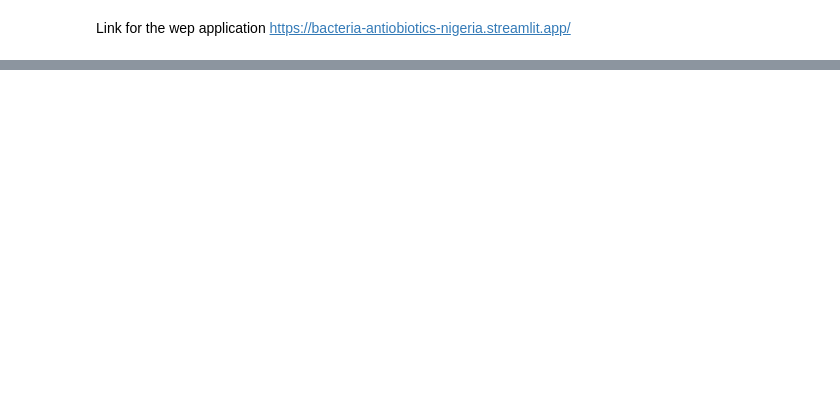
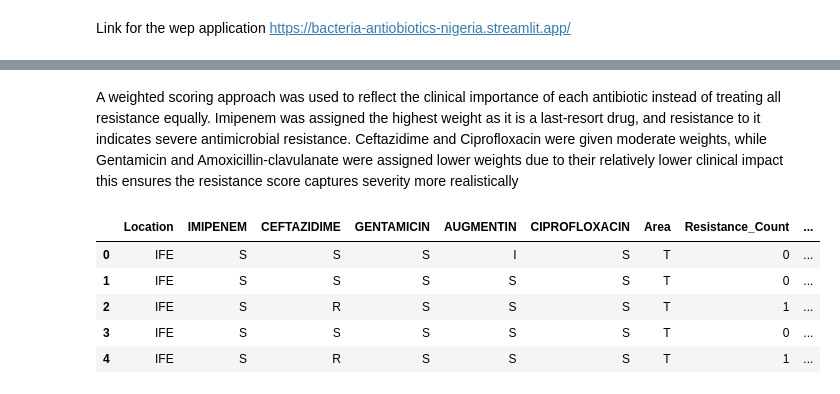
Before and after one commit to anfasahammed/antibiotic-resistance-prediction, a Jupyter notebook: nigeria.ipynb, the cells around one changed output, grey strips where cells are left out. Saved outputs shown, nothing was run; the diff lists cells and outputs as text; code cells hidden in the pictures; blank space fills up the shorter version.

```diff
--- a/nigeria.ipynb
+++ b/nigeria.ipynb
@@ -372,0 +345,52 @@ RandomForest      0.461818   0.454243  0.472988  0.441243
+# %% [markdown]
+A weighted scoring approach was used to reflect the clinical importance of each antibiotic instead of treating all resistance equally.
+Imipenem was assigned the highest weight as it is a last-resort drug, and resistance to it indicates severe antimicrobial resistance.
+Ceftazidime and Ciprofloxacin were given moderate weights, while Gentamicin and Amoxicillin-clavulanate were assigned lower weights due
+to their relatively lower clinical impact this ensures the resistance score captures severity more realistically
+# %%
+# Define weights
+weights = {
+    'IMIPENEM': 5,
+    'CEFTAZIDIME': 3,
+    'CIPROFLOXACIN': 3,
+    'GENTAMICIN': 2,
+    'AUGMENTIN': 1
+}
+
+# Convert R → 1, others → 0
+df_bin = df_encoded[['IMIPENEM','CEFTAZIDIME','CIPROFLOXACIN','GENTAMICIN','AUGMENTIN']].eq('R').astype(int)
+
+# Multiply by weights and sum
+df_encoded['resistance_score'] = (
+    df_bin['IMIPENEM'] * weights['IMIPENEM'] +
+    df_bin['CEFTAZIDIME'] * weights['CEFTAZIDIME'] +
+    df_bin['CIPROFLOXACIN'] * weights['CIPROFLOXACIN'] +
+    df_bin['GENTAMICIN'] * weights['GENTAMICIN'] +
+    df_bin['AUGMENTIN'] * weights['AUGMENTIN']
+)
+
+# Normalize score (0 to 1 scale)
+max_score = sum(weights.values())
+df_encoded['resistance_score_normalized'] = df_encoded['resistance_score'] / max_score
+
+# Optional: Risk category
+def categorize(score):
+    if score >= 8:
+        return "Very High"
+    elif score >= 5:
+        return "High"
+    elif score >= 3:
+        return "Moderate"
+    else:
+        return "Low"
+
+df_encoded['risk_level'] = df_encoded['resistance_score'].apply(categorize)
+# %%
+df_encoded.head()
+# %% [output]
+|  | Location | IMIPENEM | CEFTAZIDIME | GENTAMICIN | AUGMENTIN | CIPROFLOXACIN | Area | Resistance_Count | ... |
+| 0 | IFE | S | S | S | I | S | T | 0 | ... |
+| 1 | IFE | S | S | S | S | S | T | 0 | ... |
+| 2 | IFE | S | R | S | S | S | T | 1 | ... |
+| 3 | IFE | S | S | S | S | S | T | 0 | ... |
+| 4 | IFE | S | R | S | S | S | T | 1 | ... |
```
Also changed, not shown: parts of 28 cells of this notebook, 18 other files.
